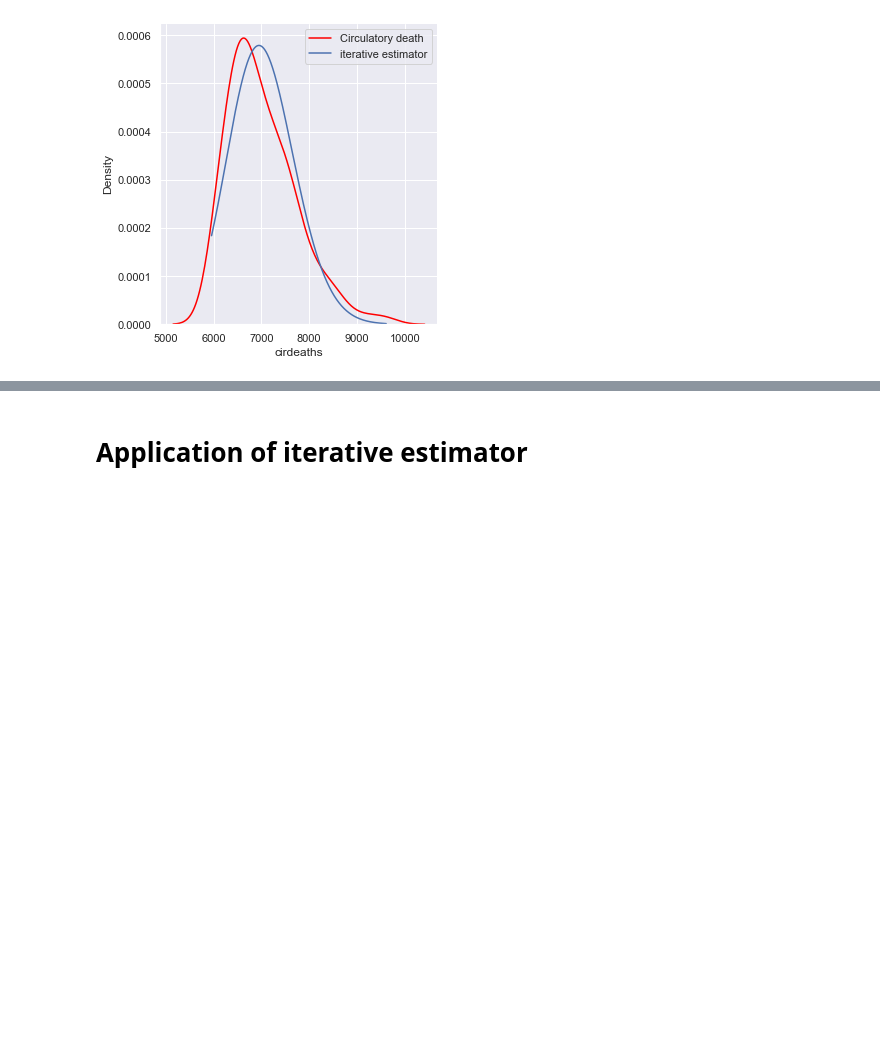
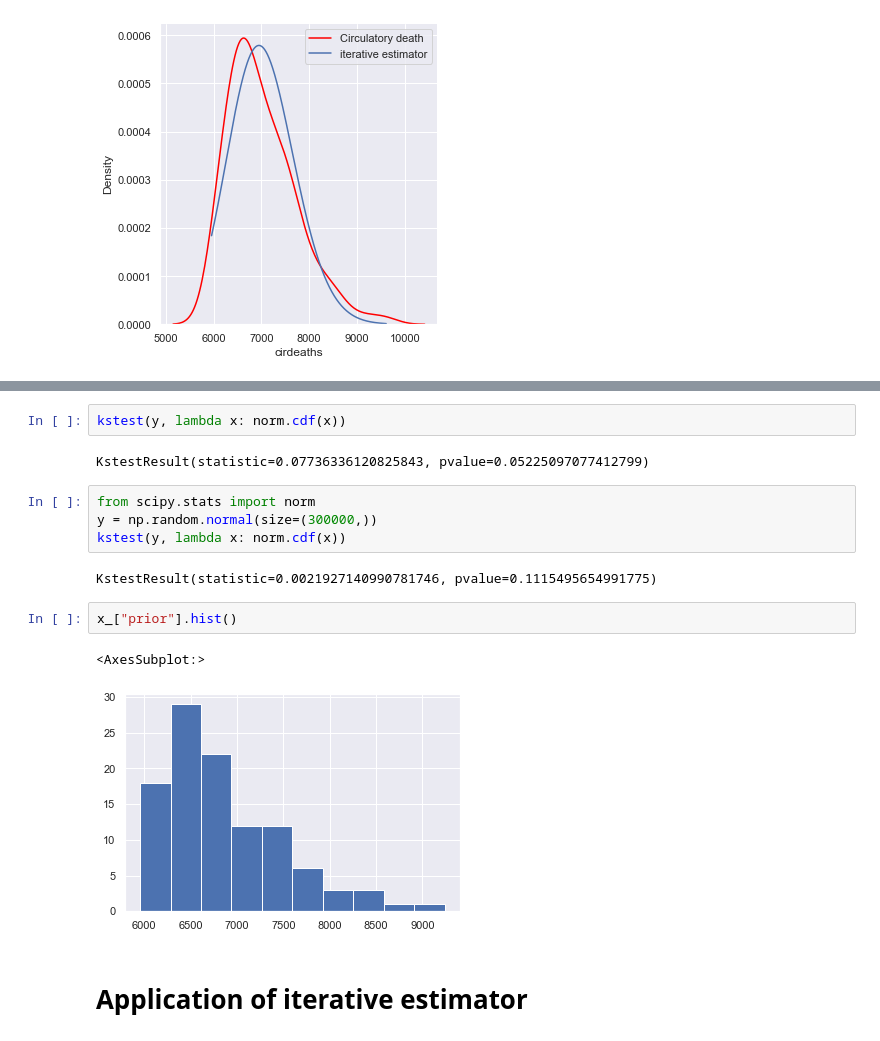
Before and after one commit to arnaud39/us_studies, a Jupyter notebook: plots.ipynb, the cells around one changed output, grey strips where cells are left out. Saved outputs shown, nothing was run; the diff lists cells and outputs as text; blank space fills up the shorter version.

```diff
--- a/plots.ipynb
+++ b/plots.ipynb
@@ -287,3 +322,18 @@ plt.legend()
+# %%
+kstest(y, lambda x: norm.cdf(x))
+# %% [output]
+KstestResult(statistic=0.07736336120825843, pvalue=0.05225097077412799)
+# %%
+from scipy.stats import norm
+y = np.random.normal(size=(300000,))
+kstest(y, lambda x: norm.cdf(x))
+# %% [output]
+KstestResult(statistic=0.0021927140990781746, pvalue=0.1115495654991775)
+# %%
+x_["prior"].hist()
+# %% [output]
+<AxesSubplot:>
+[figure, added]
 # %% [markdown]
 # Application of iterative estimator
 # %%
```
Also changed, not shown: parts of 8 cells of this notebook.
